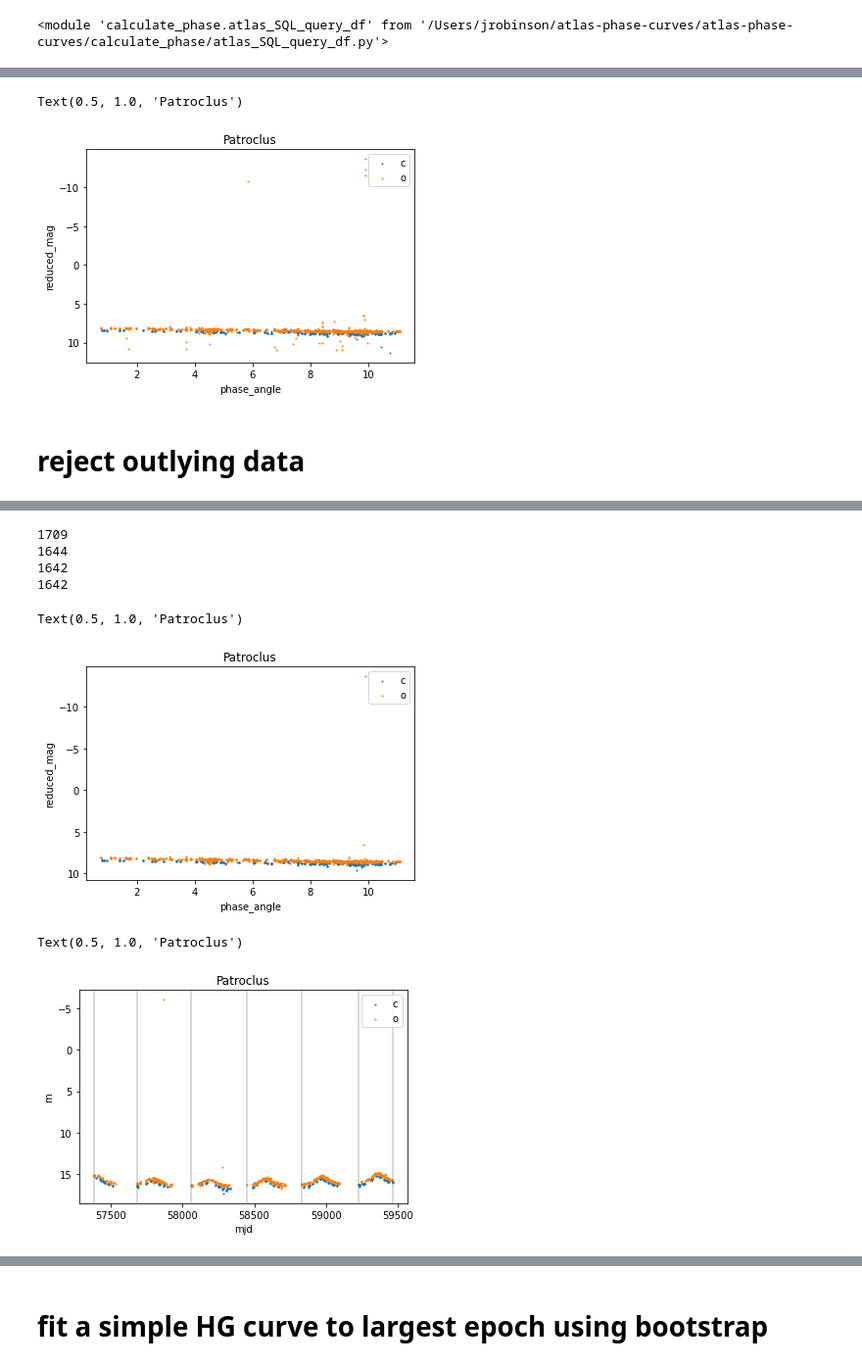
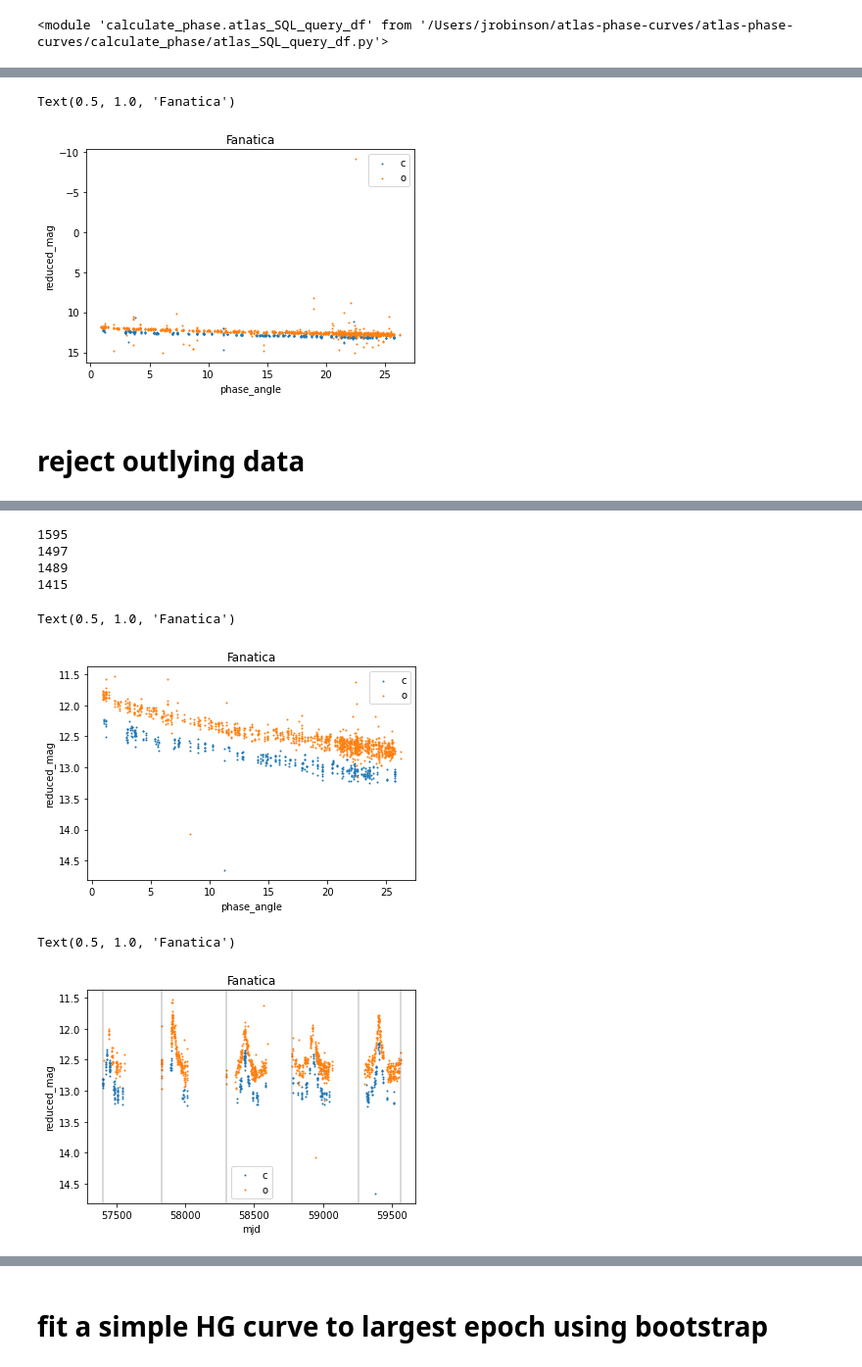
Before and after one commit to jrob93/atlas-phase-curves, a Jupyter notebook: atlas-phase-curves/results_analysis/fit_db_analysis/apparitions_of_object_bootstrap.ipynb, the cells around one changed output, grey strips where cells are left out. Shown at 98% size. Cells and saved outputs as stored; diff of their text form; code cells hidden in the pictures.

```diff
--- a/atlas-phase-curves/results_analysis/fit_db_analysis/apparitions_of_object_bootstrap.ipynb
+++ b/atlas-phase-curves/results_analysis/fit_db_analysis/apparitions_of_object_bootstrap.ipynb
@@ -40,7 +41,9 @@ importlib.reload(atlas_SQL_query_df)
 # name = "1997 YU10" # need a minimum number of data points per epoch
 # name = "Aidamina" # need a minimum phase angle requirement
 # name = "Cerberus" # large rotational variation
-name = "Patroclus"
+# name = "Patroclus"
+name = "Fanatica"
+# name = "Phereclos"
 mpc_number = False
 # %%
 # # data_file = "/Users/jrobinson/atlas-phase-curves/atlas-phase-curves/results_analysis/obs/df_data_{}.csv".format(mpc_number)
@@ -175,8 +182,8 @@ ax1.set_xlabel("phase_angle")
 ax1.set_ylabel("reduced_mag")
 ax1.set_title(name)
 # %% [output]
-Text(0.5, 1.0, 'Patroclus')
+Text(0.5, 1.0, 'Fanatica')
-[figure, old version]
+[figure, new version]
 # %% [markdown]
 # reject outlying data
 # %%
@@ -218,10 +225,10 @@ print(len(df_data))
 
 # drop on mag5sig/limiting magnitude when possible
 # %% [output]
-1709
-1644
-1642
-1642
+1595
+1497
+1489
+1415
 # %%
 fig = plt.figure()
 gs = gridspec.GridSpec(1,1)
@@ -239,33 +246,37 @@ ax1.set_xlabel("phase_angle")
 ax1.set_ylabel("reduced_mag")
 ax1.set_title(name)
 # %% [output]
-Text(0.5, 1.0, 'Patroclus')
+Text(0.5, 1.0, 'Fanatica')
-[figure, old version]
+[figure, new version]
 # %%
+x_plot = "mjd"
+# y_plot = "m"
+y_plot = "reduced_mag"
+
 fig = plt.figure()
 gs = gridspec.GridSpec(1,1)
 ax1 = plt.subplot(gs[0,0])
 
 df_plot1 = df_data[df_data["filter"]=="c"]
 df_plot2 = df_data[df_data["filter"]=="o"]
 
-ax1.scatter(df_plot1["mjd"],df_plot1["m"],s=1, label = "c")
-ax1.scatter(df_plot2["mjd"],df_plot2["m"],s=1, label = "o")
+ax1.scatter(df_plot1[x_plot],df_plot1[y_plot],s=1, label = "c")
+ax1.scatter(df_plot2[x_plot],df_plot2[y_plot],s=1, label = "o")
 
 for x in epochs:
     ax1.axvline(x,c="k",alpha = 0.2)
 
 # for x in epochs_JPL:
 #     ax1.axvline(x,c="r")
 
 ax1.invert_yaxis()
 ax1.legend()
-ax1.set_xlabel("mjd")
-ax1.set_ylabel("m")
+ax1.set_xlabel(x_plot)
+ax1.set_ylabel(y_plot)
 ax1.set_title(name)
 # %% [output]
-Text(0.5, 1.0, 'Patroclus')
+Text(0.5, 1.0, 'Fanatica')
-[figure, old version]
+[figure, new version]
 # %%
 # sbpy phase curve models
 # model_atlas = HG(H = H_B89_o * u.mag, G = G_B89_o)
```
Also changed, not shown: parts of 32 cells of this notebook, 2 other files.
